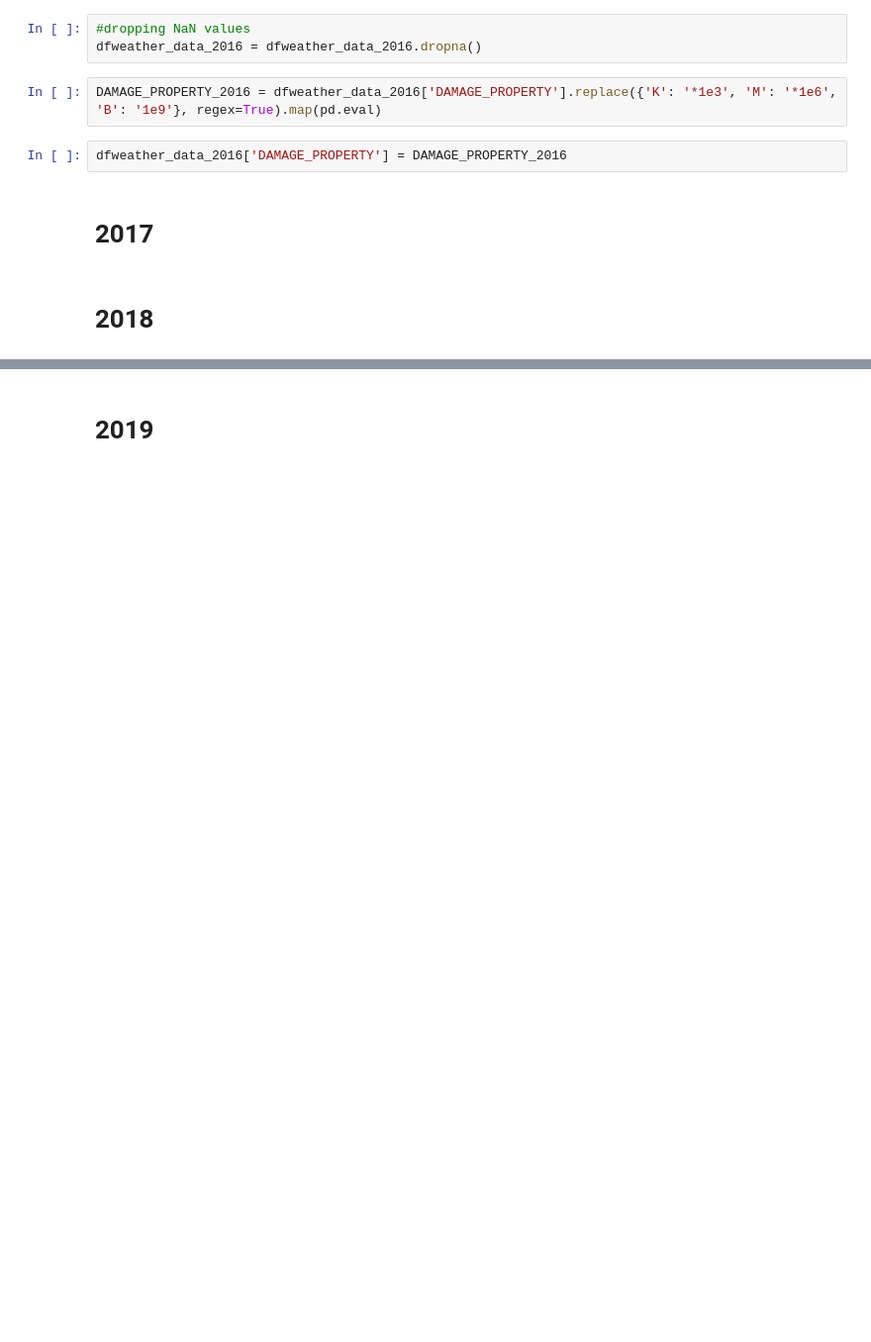
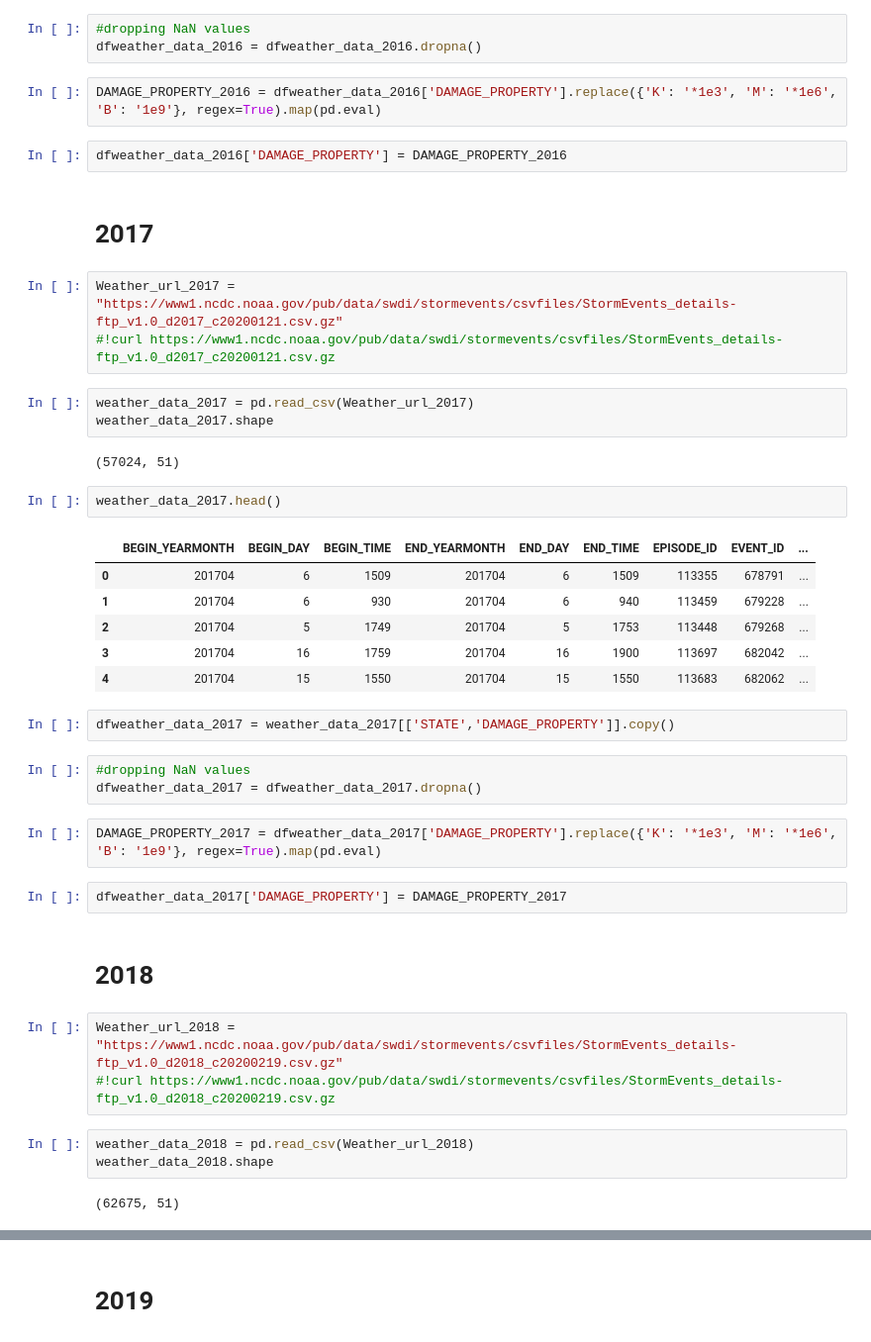
Before and after one commit to lmstephens/Build-Week1, a Jupyter notebook: 2013_2019weather.ipynb, the cells around one changed output, grey strips where cells are left out. Shown at 99% size. Cells and saved outputs as stored; diff of their text form; blank space fills up the shorter version.

```diff
--- a/2013_2019weather.ipynb
+++ b/2013_2019weather.ipynb
@@ -131,5 +131,39 @@ DAMAGE_PROPERTY_2016 = dfweather_data_2016['DAMAGE_PROPERTY'].replace({'K': '*1e
 dfweather_data_2016['DAMAGE_PROPERTY'] = DAMAGE_PROPERTY_2016
 # %% [markdown]
 # **2017**
+# %%
+Weather_url_2017 = "https://www1.ncdc.noaa.gov/pub/data/swdi/stormevents/csvfiles/StormEvents_details-ftp_v1.0_d2017_c20200121.csv.gz"
+#!curl https://www1.ncdc.noaa.gov/pub/data/swdi/stormevents/csvfiles/StormEvents_details-ftp_v1.0_d2017_c20200121.csv.gz
+# %%
+weather_data_2017 = pd.read_csv(Weather_url_2017)
+weather_data_2017.shape
+# %% [output]
+(57024, 51)
+# %%
+weather_data_2017.head()
+# %% [output]
+|  | BEGIN_YEARMONTH | BEGIN_DAY | BEGIN_TIME | END_YEARMONTH | END_DAY | END_TIME | EPISODE_ID | EVENT_ID | ... |
+| 0 | 201704 | 6 | 1509 | 201704 | 6 | 1509 | 113355 | 678791 | ... |
+| 1 | 201704 | 6 | 930 | 201704 | 6 | 940 | 113459 | 679228 | ... |
+| 2 | 201704 | 5 | 1749 | 201704 | 5 | 1753 | 113448 | 679268 | ... |
+| 3 | 201704 | 16 | 1759 | 201704 | 16 | 1900 | 113697 | 682042 | ... |
+| 4 | 201704 | 15 | 1550 | 201704 | 15 | 1550 | 113683 | 682062 | ... |
+# %%
+dfweather_data_2017 = weather_data_2017[['STATE','DAMAGE_PROPERTY']].copy()
+# %%
+#dropping NaN values
+dfweather_data_2017 = dfweather_data_2017.dropna()
+# %%
+DAMAGE_PROPERTY_2017 = dfweather_data_2017['DAMAGE_PROPERTY'].replace({'K': '*1e3', 'M': '*1e6', 'B': '1e9'}, regex=True).map(pd.eval)
+# %%
+dfweather_data_2017['DAMAGE_PROPERTY'] = DAMAGE_PROPERTY_2017
 # %% [markdown]
 # **2018**
+# %%
+Weather_url_2018 = "https://www1.ncdc.noaa.gov/pub/data/swdi/stormevents/csvfiles/StormEvents_details-ftp_v1.0_d2018_c20200219.csv.gz"
+#!curl https://www1.ncdc.noaa.gov/pub/data/swdi/stormevents/csvfiles/StormEvents_details-ftp_v1.0_d2018_c20200219.csv.gz
+# %%
+weather_data_2018 = pd.read_csv(Weather_url_2018)
+weather_data_2018.shape
+# %% [output]
+(62675, 51)
```
Also changed, not shown: parts of 5 cells of this notebook.
